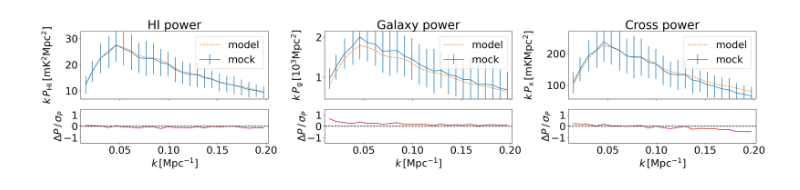
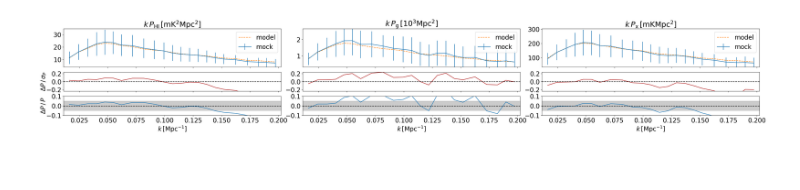
Before and after one commit to meerklass/meer21cm, a Jupyter notebook: papers/validation/plot_01.ipynb, the cells around one changed output. Saved outputs shown, nothing was run; the diff lists cells and outputs as text; code cells hidden in the pictures; blank space fills up the shorter version.

```diff
--- a/papers/validation/plot_01.ipynb
+++ b/papers/validation/plot_01.ipynb
@@ -83 +69,8 @@ data = np.load('data/01_tukey_split_nobeam.npz')
+# %%
+kperp, kpara, kmode, kvec = get_k_modes()
+# %%
+#data = np.load('/scratch3/users/ztchen/validation/01_blackmanharris_beam.npz')
+#data = np.load('/scratch3/users/ztchen/validation/01_blackmanharris_nozevobeam.npz')
+data = np.load('/scratch3/users/ztchen/validation/01_blackmanharris.npz')
+#data = np.load('/scratch3/users/ztchen/validation/01_tukey_test2.npz')
 # %%
@@ -284,2 +180,0 @@ k_xy_sel_2[:,:,0] = 0.0
-# %%
-k1dbins = np.linspace(0.003, 0.2, 27)[1:]
@@ -383,11 +316,11 @@ plot_1d_power(
 # %%
-plt.rcParams['font.size'] = 25
+plt.rcParams['font.size'] = 20
 fig,axes=plt.subplots(
-    2,3,figsize=(30,5),sharex=True,
-    height_ratios=[2,1],dpi=150,
-    gridspec_kw={'wspace':0.3},
+    3,3,figsize=(40,5),sharex=True,
+    height_ratios=[2,1,1],dpi=150,
+    gridspec_kw={'wspace':0.1},
 )
-ratio_min,ratio_max = (-1.5,1.5)
+ratio_min,ratio_max = (-0.24,0.24)
 pmockarr = [pdata1darr*1e6,pg1darr/1e3,px1darr*1e3]
 pmodelarr = [pmod1darr*1e6,pgmod1darr/1e3,pxmod1darr*1e3]
 titlearr = [r'HI power',r'Galaxy power',r'Cross power']
@@ -397,40 +330,62 @@ ylabelarr= [
     r'$k\,P_{\rm x}\,[{\rm mK Mpc^2}]$',
 ]
 for i in range(3):
     pdatad = pmockarr[i]
     pmodd = pmodelarr[i]
     axes[0,i].errorbar(
         keff,
         pdatad.mean(axis=0) * keff,
         yerr=pdatad.std(axis=0) * keff,
         label="mock",
     )
     axes[0,i].plot(keff, pmodd * keff, label="model", ls="--")
-    ylim = (np.nanmin(pmodd * keff) * 0.7, np.nanmax(pmodd * keff) * 1.2)
-    axes[0,i].set_ylim(ylim)
+    axes[0,i].set_ylim((pmodd * keff).min() * 0.5, (pmodd * keff).max() * 1.5)
     axes[0,i].legend()
-    axes[0,i].set_ylabel(ylabelarr[i],labelpad=30)
-    axes[0,i].set_title(titlearr[i])
+    #axes[0,i].set_ylabel(ylabelarr[i],labelpad=30)
+    #axes[0,i].set_title(titlearr[i])
+    axes[0,i].set_title(ylabelarr[i])
     axes[1,i].plot(
         keff,
         (pdatad.mean(axis=0)- pmodd) / (pdatad.std(axis=0)),
         #yerr=(pdatad.std(axis=0)) / (pmodd) / np.sqrt(len(pdatad)),
         color='firebrick',
     )
     axes[1,i].axhline(0, color="black", ls="--")
     #axes[1,i].fill_between(
     #    np.linspace(keff.min()-0.005,keff.max()+0.005,100),
     #    -0.05, 0.05, color="black", alpha=0.2,
     #)
     #axes[1,i].fill_between(
     #    np.linspace(keff.min()-0.005,keff.max()+0.005,100),
     #    -0.02, 0.02, color="black", alpha=0.2,
     #)
-    xlim = (np.nanmin(keff)-0.005,np.nanmax(keff)+0.005)
-    axes[1,i].set_xlim(xlim)
+    axes[1,i].set_xlim(keff.min()-0.005,keff.max()+0.005)
     axes[1,i].set_ylim(ratio_min,ratio_max)
-    axes[1,i].set_ylabel(r'$\Delta P \, / \,\sigma_P$',labelpad=-1)
-    axes[1,i].set_xlabel(r'$k\,[{\rm Mpc^{-1}}]$')
-#plt.savefig('plots/mock_validation_1d.pdf',dpi=150, bbox_inches = "tight")
+    if i == 0:
+        axes[1,i].set_ylabel(r'$\Delta P \, / \,\sigma_P$',labelpad=-1)
+    axes[2,i].plot(
+        keff,
+        (pdatad.mean(axis=0)) / (pmodd) - 1,
+        #yerr=(pdatad.std(axis=0)) / (pmodd),
+    )
+    axes[2,i].axhline(0, color="black", ls="--")
+    axes[2,i].fill_between(
+        np.linspace(keff.min() - 0.005, keff.max() + 0.005, 100),
+        -0.05,
+        0.05,
+        color="black",
+        alpha=0.2,
+    )
+    axes[2,i].set_xlim(keff.min() - 0.005, keff.max() + 0.005)
+    axes[2,i].set_ylim(-0.1, 0.1)
+    #axes[2,i].set_yscale('symlog',linthresh=0.05)
+    #axes[2,i].set_yticks([-0.15,-0.05,0,0.05,0.15])
+    #axes[2,i].set_yticklabels(['-0.15','-0.05','','0.05','0.15'])
+    #axes[2,i].legend()
+    axes[2,i].set_xlabel(r'$k\,[{\rm Mpc^{-1}}]$')
+    if i ==0:
+        axes[2,i].set_ylabel(r'$\Delta P \, / \,P$',labelpad=-1)
+
+plt.savefig('plots/01_1d.pdf',dpi=150, bbox_inches = "tight")
 # %% [output]
-[figure, old version]
+[figure, new version]
```
Also changed, not shown: parts of 29 cells of this notebook, 5 other files.
